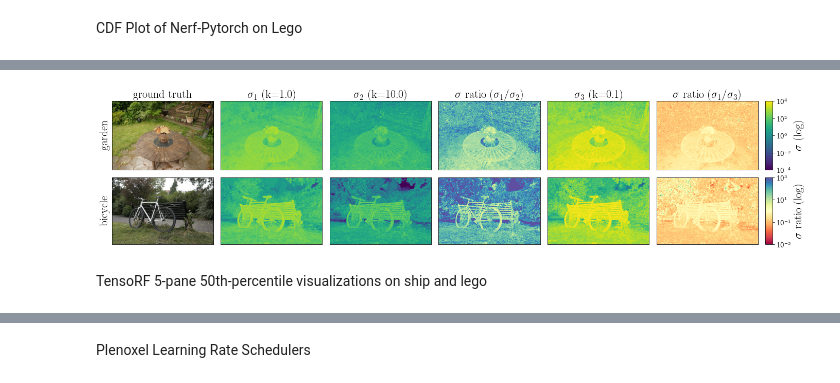
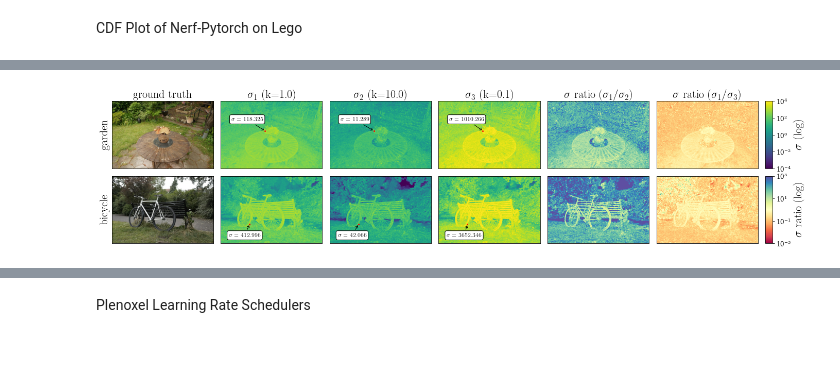
Before and after one commit to j93hahn/scratch, a Jupyter notebook: scratch/algos/alphainv.ipynb, the cells around one changed output, grey strips where cells are left out. Saved outputs shown, nothing was run; the diff lists cells and outputs as text; code cells hidden in the pictures; blank space fills up the shorter version.

```diff
--- a/scratch/algos/alphainv.ipynb
+++ b/scratch/algos/alphainv.ipynb
@@ -140,6 +159,11 @@ grid = ImageGrid(
     fig, 111, nrows_ncols=(2, 6), axes_pad=0.2,
     cbar_location="right", cbar_mode="edge", cbar_size="7%", cbar_pad=0.2,
 )
+
+# force all plots in grid to be normalized to dimensions of bicycle image
+for index in range(12):
+    grid[index].set_xlim([0, 618])
+    grid[index].set_ylim([410, 0])
 
 # extract garden data
 garden_gt = imageio.imread('garden_gt.JPG')
@@ -154,13 +178,26 @@ cb_base = grid[1].imshow(k_1.reshape(height, width), cmap='viridis', norm=LogNor
 grid[1].set_title(r"$\sigma_1$ (k=1.0)", fontsize=FONTSIZE, usetex=True)
 grid[2].imshow(k_10.reshape(height, width), cmap='viridis', norm=LogNorm(lower, upper))
 grid[2].set_title(r"$\sigma_2$ (k=10.0)", fontsize=FONTSIZE, usetex=True)
-grid[4].imshow(k_01.reshape(height, width), cmap='viridis', norm=LogNorm(lower, upper))
-grid[4].set_title(r"$\sigma_3$ (k=0.1)", fontsize=FONTSIZE, usetex=True)
+grid[3].imshow(k_01.reshape(height, width), cmap='viridis', norm=LogNorm(lower, upper))
+grid[3].set_title(r"$\sigma_3$ (k=0.1)", fontsize=FONTSIZE, usetex=True)
+
+grid[1].scatter(269, 181, color='red', marker='*', s=5)
+grid[1].annotate(r"$\sigma = 118.325$", xy=(269, 181), xytext=(65, 120), fontsize=SMALLER_FONTSIZE, usetex=True, color='black',
+                 arrowprops=dict(facecolor='black', edgecolor='black', arrowstyle='->,head_width=0.2,head_length=0.3'),
+                 bbox=dict(boxstyle='round,pad=0.3', edgecolor='black', facecolor='white'))
+grid[2].scatter(269, 181, color='red', marker='*', s=5)
+grid[2].annotate(r"$\sigma = 11.289$", xy=(269, 181), xytext=(65, 120), fontsize=SMALLER_FONTSIZE, usetex=True, color='black',
+                 arrowprops=dict(facecolor='black', edgecolor='black', arrowstyle='->,head_width=0.2,head_length=0.3'),
+                 bbox=dict(boxstyle='round,pad=0.3', edgecolor='black', facecolor='white'))
+grid[3].scatter(269, 181, color='red', marker='*', s=5)
+grid[3].annotate(r"$\sigma = 1010.266$", xy=(269, 181), xytext=(65, 120), fontsize=SMALLER_FONTSIZE, usetex=True, color='black',
+                 arrowprops=dict(facecolor='black', edgecolor='black', arrowstyle='->,head_width=0.2,head_length=0.3'),
+                 bbox=dict(boxstyle='round,pad=0.3', edgecolor='black', facecolor='white'))
 
 high_ratio = process_sigmas(process_sigmas(np.load("garden_1.npy").squeeze(), ratio_lower, 1e2) / process_sigmas(np.load("garden_10.npy").squeeze(), ratio_lower, 1e2), ratio_lower, 1e2)
 low_ratio = process_sigmas(process_sigmas(np.load("garden_1.npy").squeeze(), ratio_lower, ratio_upper) / process_sigmas(np.load("garden_01.npy").squeeze(), ratio_lower, ratio_upper), ratio_lower, 1e2)
-grid[3].imshow(high_ratio, cmap='Spectral', norm=LogNorm(ratio_lower, 1e2))
-grid[3].set_title(r"$\sigma$ ratio ($\sigma_1 / \sigma_2$)", fontsize=FONTSIZE, usetex=True)
+grid[4].imshow(high_ratio, cmap='Spectral', norm=LogNorm(ratio_lower, 1e2))
+grid[4].set_title(r"$\sigma$ ratio ($\sigma_1 / \sigma_2$)", fontsize=FONTSIZE, usetex=True)
 cb_ratio = grid[5].imshow(low_ratio, cmap='Spectral', norm=LogNorm(ratio_lower, ratio_upper))
 grid[5].set_title(r"$\sigma$ ratio ($\sigma_1 / \sigma_3$)", fontsize=FONTSIZE, usetex=True)
 
@@ -174,37 +211,48 @@ height, width = k_01.shape
 grid[6].imshow(bicycle_gt)
 grid[7].imshow(k_1.reshape(height, width), cmap='viridis', norm=LogNorm(lower, upper))
 grid[8].imshow(k_10.reshape(height, width), cmap='viridis', norm=LogNorm(lower, upper))
-grid[10].imshow(k_01.reshape(height, width), cmap='viridis', norm=LogNorm(lower, upper))
+grid[9].imshow(k_01.reshape(height, width), cmap='viridis', norm=LogNorm(lower, upper))
+
+grid[7].scatter(175, 294, color='red', marker='*', s=5)
+grid[7].annotate(r"$\sigma = 412.996$", xy=(175, 294), xytext=(50, 370), fontsize=SMALLER_FONTSIZE, usetex=True, color='black',
+                 arrowprops=dict(facecolor='black', edgecolor='black', arrowstyle='->,head_width=0.2,head_length=0.3'),
+                 bbox=dict(boxstyle='round,pad=0.3', edgecolor='black', facecolor='white'))
+grid[8].scatter(175, 294, color='red', marker='*', s=5)
+grid[8].annotate(r"$\sigma = 42.066$", xy=(175, 294), xytext=(50, 370), fontsize=SMALLER_FONTSIZE, usetex=True, color='black',
+                 arrowprops=dict(facecolor='black', edgecolor='black', arrowstyle='->,head_width=0.2,head_length=0.3'),
+                 bbox=dict(boxstyle='round,pad=0.3', edgecolor='black', facecolor='white'))
+grid[9].scatter(175, 294, color='red', marker='*', s=5)
+grid[9].annotate(r"$\sigma = 3652.346$", xy=(175, 294), xytext=(50, 370), fontsize=SMALLER_FONTSIZE, usetex=True, color='black',
+                 arrowprops=dict(facecolor='black', edgecolor='black', arrowstyle='->,head_width=0.2,head_length=0.3'),
+                 bbox=dict(boxstyle='round,pad=0.3', edgecolor='black', facecolor='white'))
 
 high_ratio = process_sigmas(process_sigmas(np.load("bicycle_1.npy").squeeze(), ratio_lower, 1e2) / process_sigmas(np.load("bicycle_10.npy").squeeze(), ratio_lower, 1e2), ratio_lower, 1e2)
 low_ratio = process_sigmas(process_sigmas(np.load("bicycle_1.npy").squeeze(), ratio_lower, ratio_upper) / process_sigmas(np.load("bicycle_01.npy").squeeze(), ratio_lower, ratio_upper), ratio_lower, 1e2)
-grid[9].imshow(high_ratio, cmap='Spectral', norm=LogNorm(ratio_lower, 1e2))
+grid[10].imshow(high_ratio, cmap='Spectral', norm=LogNorm(ratio_lower, 1e2))
 grid[11].imshow(low_ratio, cmap='Spectral', norm=LogNorm(ratio_lower, ratio_upper))
 
 for index in range(12):
     grid[index].get_xaxis().set_visible(False)
     if index not in [0, 6]:
         grid[index].get_yaxis().set_visible(False)
 
 # colorbars and labels
 sigma = plt.colorbar(cb_base, cax=grid.cbar_axes[0])
 sigma.set_label(r"$\sigma$ (log)", fontsize=FONTSIZE, usetex=True)
 sigma.ax.tick_params(labelsize=SMALLER_FONTSIZE)
 
 sigma_r = plt.colorbar(cb_ratio, cax=grid.cbar_axes[1])
 sigma_r.set_label(r"$\sigma$ ratio (log)", fontsize=FONTSIZE, usetex=True)
 sigma_r.ax.tick_params(labelsize=SMALLER_FONTSIZE)
 
 grid[0].set_ylabel("garden", fontsize=FONTSIZE, usetex=True)
 grid[0].set_yticks([])
 grid[6].set_ylabel("bicycle", fontsize=FONTSIZE, usetex=True)
 grid[6].set_yticks([])
 
 plt.savefig(f"360_combo.pdf", dpi=300, bbox_inches='tight')
 plt.show()
 
 FONTSIZE=14
 # %% [output]
-[figure, old version]
+[figure, new version]
-# %% [markdown]
-TensoRF 5-pane 50th-percentile visualizations on ship and lego
```
Also changed, not shown: parts of 8 cells of this notebook.
